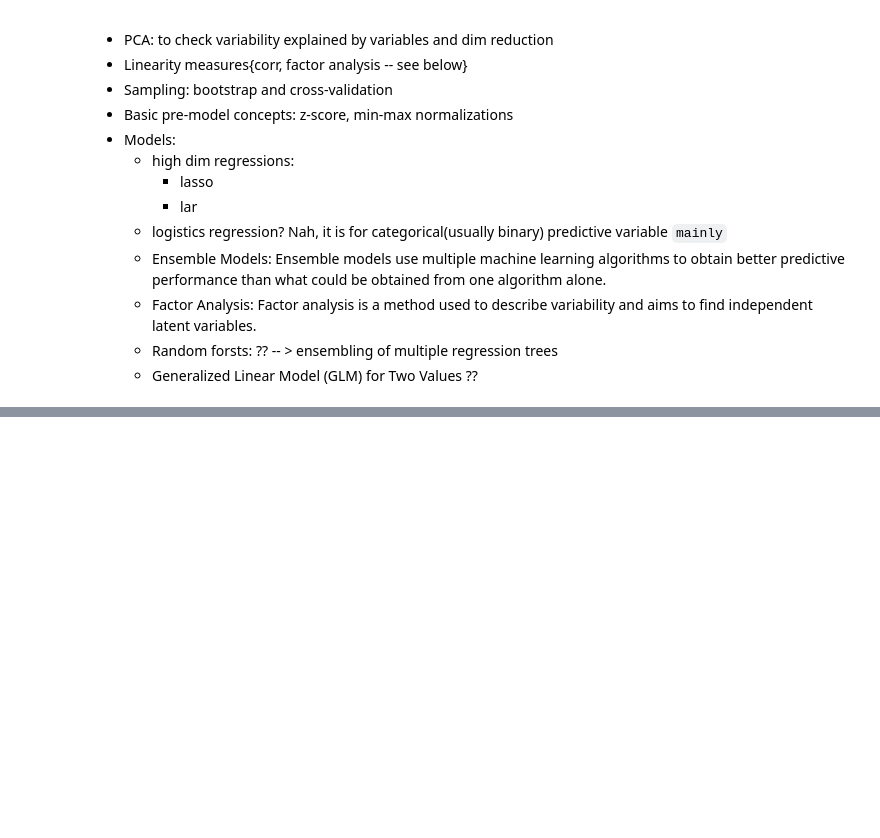
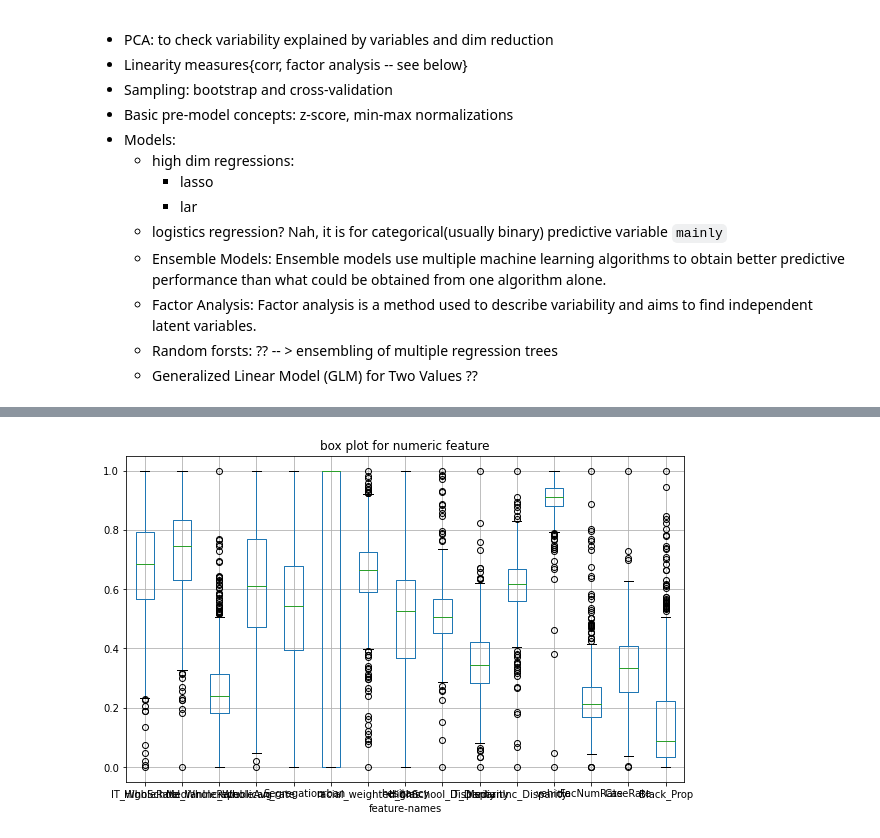
Before and after one commit to sunil-dhaka/ime692-project, a Jupyter notebook: main.ipynb, the cells around one changed output, grey strips where cells are left out. Cells and saved outputs as stored; diff of their text form; code cells hidden in the pictures; blank space fills up the shorter version.

Commit message:
implemented PCA, boxplot, simple_lr in python -[private]

```diff
--- a/main.ipynb
+++ b/main.ipynb
@@ -126,0 +121,22 @@ dtype('O')
+# %%
+## normalize min-max : droped State and County names
+# training data
+X_train_data_normalized=X_train_data.drop((['State','County']),axis=1)
+min_cols=np.min(X_train_data_normalized)
+max_cols=np.max(X_train_data_normalized)
+X_train_data_normalized = (X_train_data_normalized - min_cols)/(max_cols-min_cols)
+
+#testing data
+X_test_data_normalized=X_test_data.drop((['State','County']),axis=1)
+min_cols=np.min(X_test_data_normalized)
+max_cols=np.max(X_test_data_normalized)
+X_test_data_normalized = (X_test_data_normalized - min_cols)/(max_cols-min_cols)
+# %%
+## boxplots
+plt.figure(figsize=(10,6))
+X_train_data_normalized.boxplot(column=list(X_train_data_normalized.columns))
+plt.title('box plot for numeric feature')
+plt.xlabel('feature-names')
+plt.show()
+# %% [output]
+[figure, added]
```
Also changed, not shown: parts of 10 cells of this notebook.
